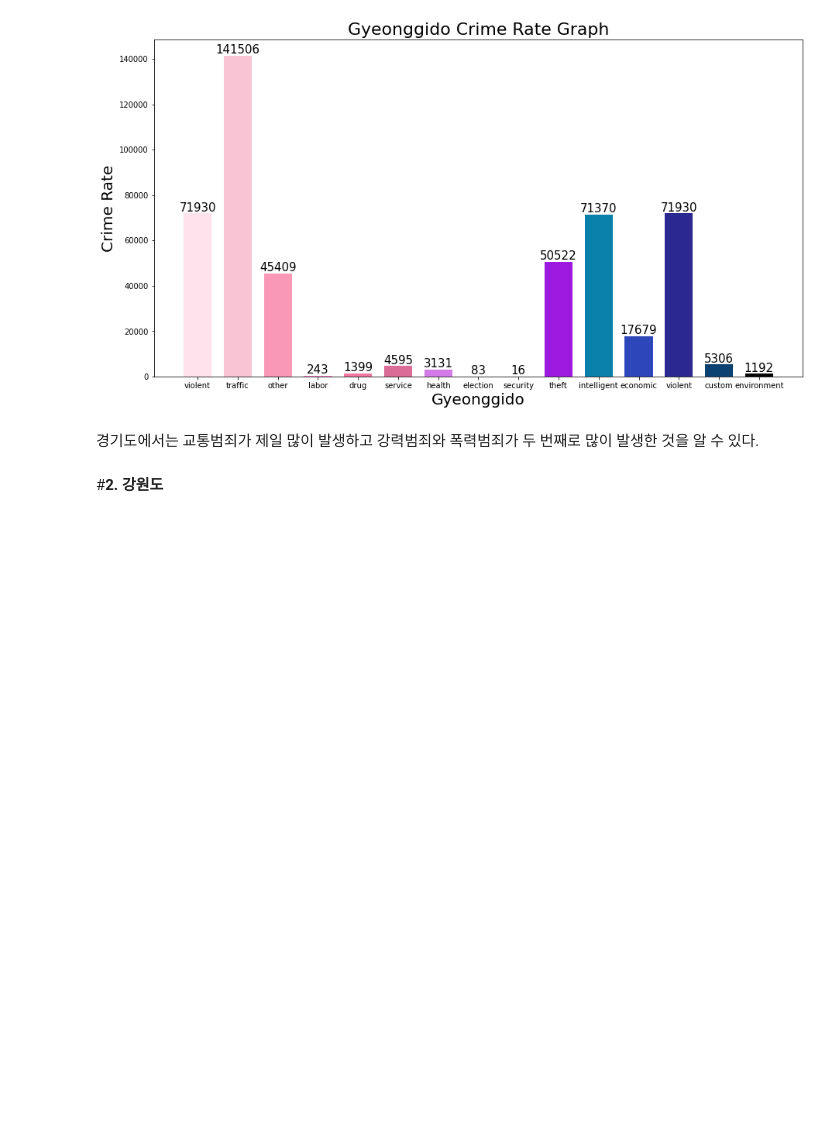
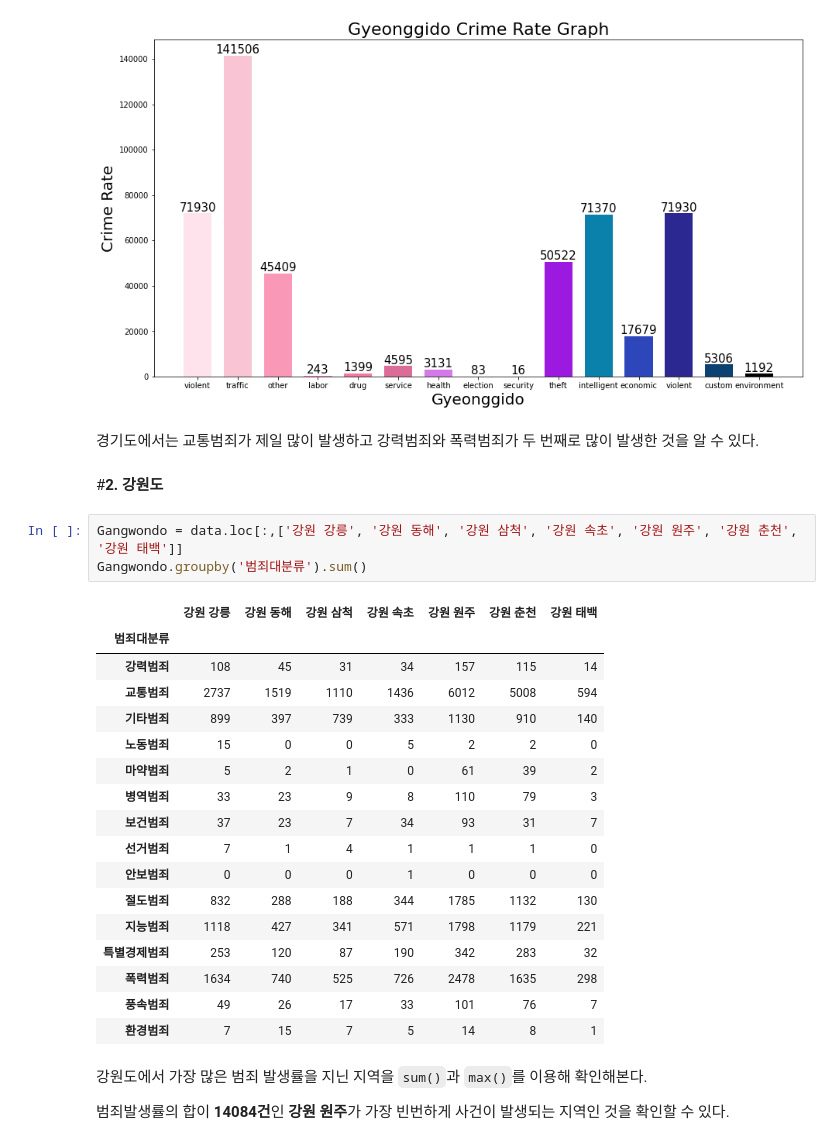
Before and after one commit to yunju-m/DAP, a Jupyter notebook: project.ipynb, the cells around one changed output. Cells and saved outputs as stored; diff of their text form; blank space fills up the shorter version.

```diff
--- a/project.ipynb
+++ b/project.ipynb
@@ -197,3 +197,28 @@ plt.show()
 경기도에서는 교통범죄가 제일 많이 발생하고 강력범죄와 폭력범죄가 두 번째로 많이 발생한 것을 알 수 있다.
 # %% [markdown]
 #**2. 강원도**
+# %%
+Gangwondo = data.loc[:,['강원 강릉', '강원 동해', '강원 삼척', '강원 속초', '강원 원주', '강원 춘천',  '강원 태백']]
+Gangwondo.groupby('범죄대분류').sum()
+# %% [output]
+|  | 강원 강릉 | 강원 동해 | 강원 삼척 | 강원 속초 | 강원 원주 | 강원 춘천 | 강원 태백 |
+| 범죄대분류 |  |  |  |  |  |  |  |
+| 강력범죄 | 108 | 45 | 31 | 34 | 157 | 115 | 14 |
+| 교통범죄 | 2737 | 1519 | 1110 | 1436 | 6012 | 5008 | 594 |
+| 기타범죄 | 899 | 397 | 739 | 333 | 1130 | 910 | 140 |
+| 노동범죄 | 15 | 0 | 0 | 5 | 2 | 2 | 0 |
+| 마약범죄 | 5 | 2 | 1 | 0 | 61 | 39 | 2 |
+| 병역범죄 | 33 | 23 | 9 | 8 | 110 | 79 | 3 |
+| 보건범죄 | 37 | 23 | 7 | 34 | 93 | 31 | 7 |
+| 선거범죄 | 7 | 1 | 4 | 1 | 1 | 1 | 0 |
+| 안보범죄 | 0 | 0 | 0 | 1 | 0 | 0 | 0 |
+| 절도범죄 | 832 | 288 | 188 | 344 | 1785 | 1132 | 130 |
+| 지능범죄 | 1118 | 427 | 341 | 571 | 1798 | 1179 | 221 |
+| 특별경제범죄 | 253 | 120 | 87 | 190 | 342 | 283 | 32 |
+| 폭력범죄 | 1634 | 740 | 525 | 726 | 2478 | 1635 | 298 |
+| 풍속범죄 | 49 | 26 | 17 | 33 | 101 | 76 | 7 |
+| 환경범죄 | 7 | 15 | 7 | 5 | 14 | 8 | 1 |
+# %% [markdown]
+강원도에서 가장 많은 범죄 발생률을 지닌 지역을 `sum()`과 `max()`를 이용해 확인해본다.
+
+범죄발생률의 합이 **14084건**인 **강원 원주**가 가장 빈번하게 사건이 발생되는 지역인 것을 확인할 수 있다.
```
Also changed, not shown: parts of 5 cells of this notebook.
